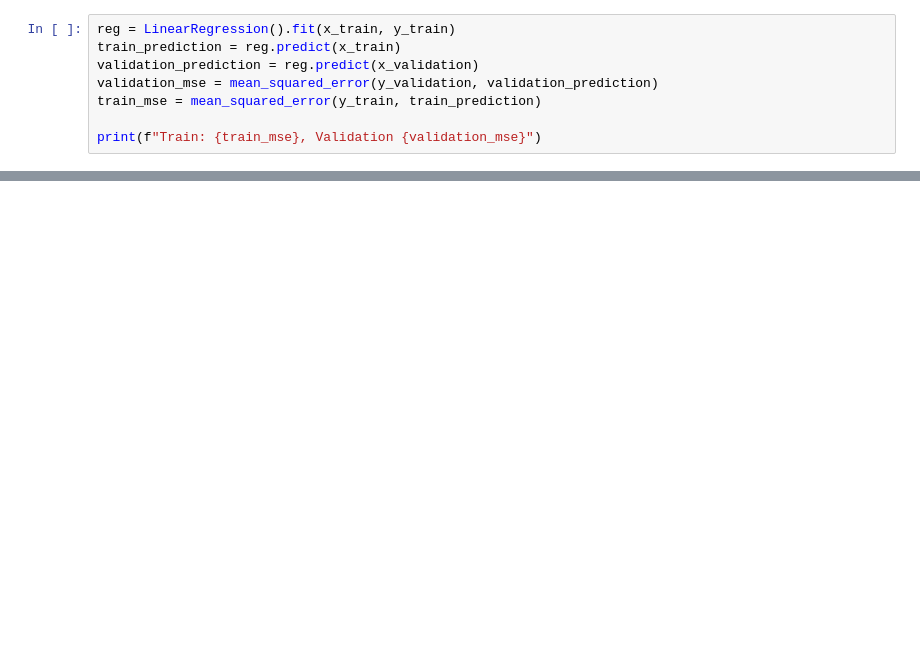
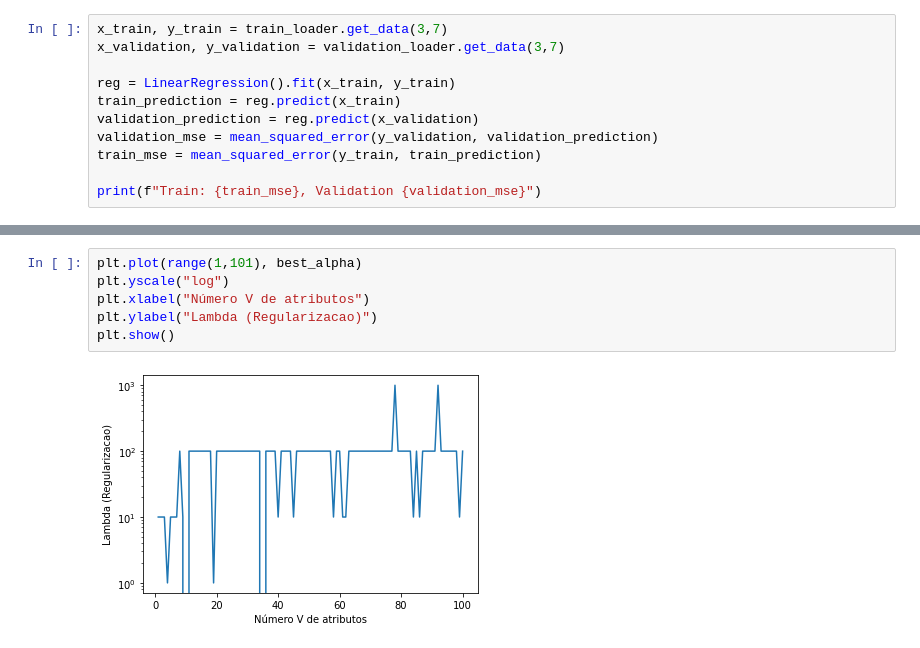
Before and after one commit to pdcos/IA048_Ex1, a Jupyter notebook: prototype.ipynb, the cells around one changed output, grey strips where cells are left out. Saved outputs shown, nothing was run; the diff lists cells and outputs as text; blank space fills up the shorter version.

```diff
--- a/prototype.ipynb
+++ b/prototype.ipynb
@@ -65,4 +86,7 @@ K: 3, L: 7
 # %%
+x_train, y_train = train_loader.get_data(3,7)
+x_validation, y_validation = validation_loader.get_data(3,7)
+
 reg = LinearRegression().fit(x_train, y_train)
 train_prediction = reg.predict(x_train)
 validation_prediction = reg.predict(x_validation)
@@ -121,0 +280,8 @@ plt.show()
+# %%
+plt.plot(range(1,101), best_alpha)
+plt.yscale("log")
+plt.xlabel("Número V de atributos")
+plt.ylabel("Lambda (Regularizacao)")
+plt.show()
+# %% [output]
+[figure, added]
```
Also changed, not shown: parts of 29 cells of this notebook.
